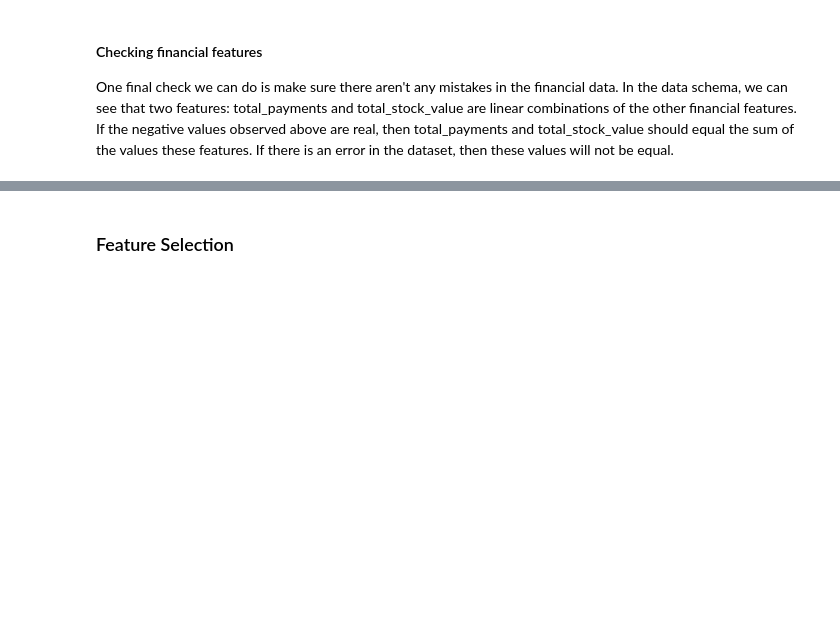
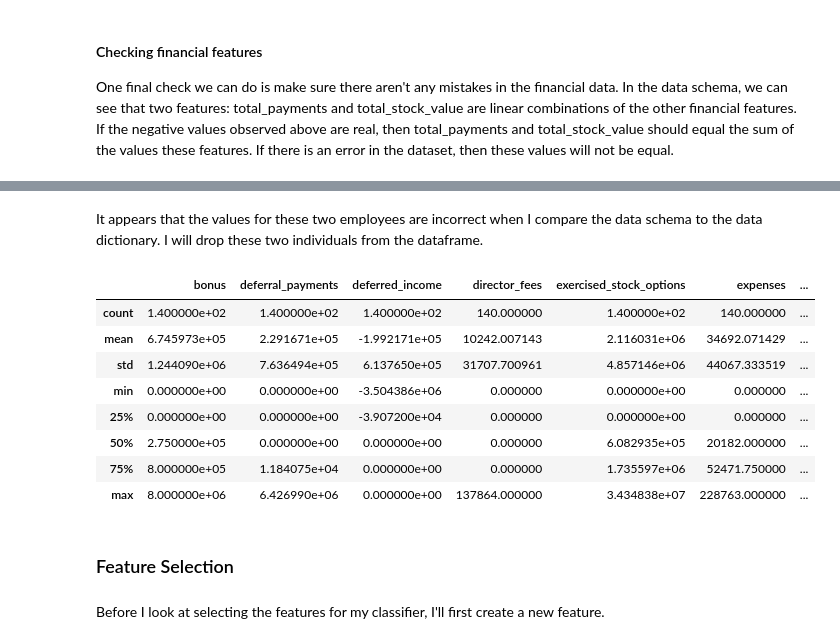
Before and after one commit to JACapp/EnronData, a Jupyter notebook: DAND_P5.ipynb, the cells around one changed output, grey strips where cells are left out. Drawn from its saved outputs; the diff is of its cells as text; code cells hidden in the pictures; blank space fills up the shorter version.

Commit message:
completed outlier analysis

```diff
--- a/DAND_P5.ipynb
+++ b/DAND_P5.ipynb
@@ -114,11 +113,11 @@ Looking at this data, there definitely appears to be outliers. If I look at the
 #### Outlier Removal
 # %%
 #outlier removal
-df_subset = df.drop(df.index[[data_dict.keys().index("TOTAL"), data_dict.keys().index("THE TRAVEL AGENCY IN THE PARK")]])
-df_subset.describe()
+df= df.drop(df.index[[data_dict.keys().index("TOTAL"), data_dict.keys().index("THE TRAVEL AGENCY IN THE PARK")]])
+df.describe()
 
 #pairplot to visualize distributions and correllations
-splom_viz(df_subset)
+splom_viz(df)
 # %% [markdown]
 After these outliers are removed, I can see on the pairplot that the most of the remainder of the outliers are classified as POI, so these "outliers" are in fact real data. The exception to this are the features 'from_poi_to_this_person', 'from_this_person_to_poi', and 'from_messages'. Looking at the statistics above, we see that the max 'from_messages' is 14368, which is one order of magnitude higher than the 75%. The same is true for the outliers in the other two categories.  Who are these people?
 # %%
@@ -146,0 +213,16 @@ One final check we can do is make sure there aren't any mistakes in the financia
+# %% [markdown]
+It appears that the values for these two employees are incorrect when I compare the data schema to the data dictionary. I will drop these two individuals from the dataframe.
+# %%
+#remove two outliers
+df= df.drop(df.index[[data_dict.keys().index("BELFER ROBERT"), data_dict.keys().index("BHATNAGAR SANJAY")]])
+df.describe()
+# %% [output]
+|  | bonus | deferral_payments | deferred_income | director_fees | exercised_stock_options | expenses | ... |
+| count | 1.400000e+02 | 1.400000e+02 | 1.400000e+02 | 140.000000 | 1.400000e+02 | 140.000000 | ... |
+| mean | 6.745973e+05 | 2.291671e+05 | -1.992171e+05 | 10242.007143 | 2.116031e+06 | 34692.071429 | ... |
+| std | 1.244090e+06 | 7.636494e+05 | 6.137650e+05 | 31707.700961 | 4.857146e+06 | 44067.333519 | ... |
+| min | 0.000000e+00 | 0.000000e+00 | -3.504386e+06 | 0.000000 | 0.000000e+00 | 0.000000 | ... |
+| 25% | 0.000000e+00 | 0.000000e+00 | -3.907200e+04 | 0.000000 | 0.000000e+00 | 0.000000 | ... |
+| 50% | 2.750000e+05 | 0.000000e+00 | 0.000000e+00 | 0.000000 | 6.082935e+05 | 20182.000000 | ... |
+| 75% | 8.000000e+05 | 1.184075e+04 | 0.000000e+00 | 0.000000 | 1.735597e+06 | 52471.750000 | ... |
+| max | 8.000000e+06 | 6.426990e+06 | 0.000000e+00 | 137864.000000 | 3.434838e+07 | 228763.000000 | ... |
@@ -147,5 +231,7 @@ One final check we can do is make sure there aren't any mistakes in the financia
 # %% [markdown]
 ### Feature Selection
+# %% [markdown]
+Before I look at selecting the features for my classifier, I'll first create a new feature.
 # %%
 ### Task 3: Create new feature(s)
 ### Store to my_dataset for easy export below.
```
Also changed, not shown: parts of 6 cells of this notebook.
